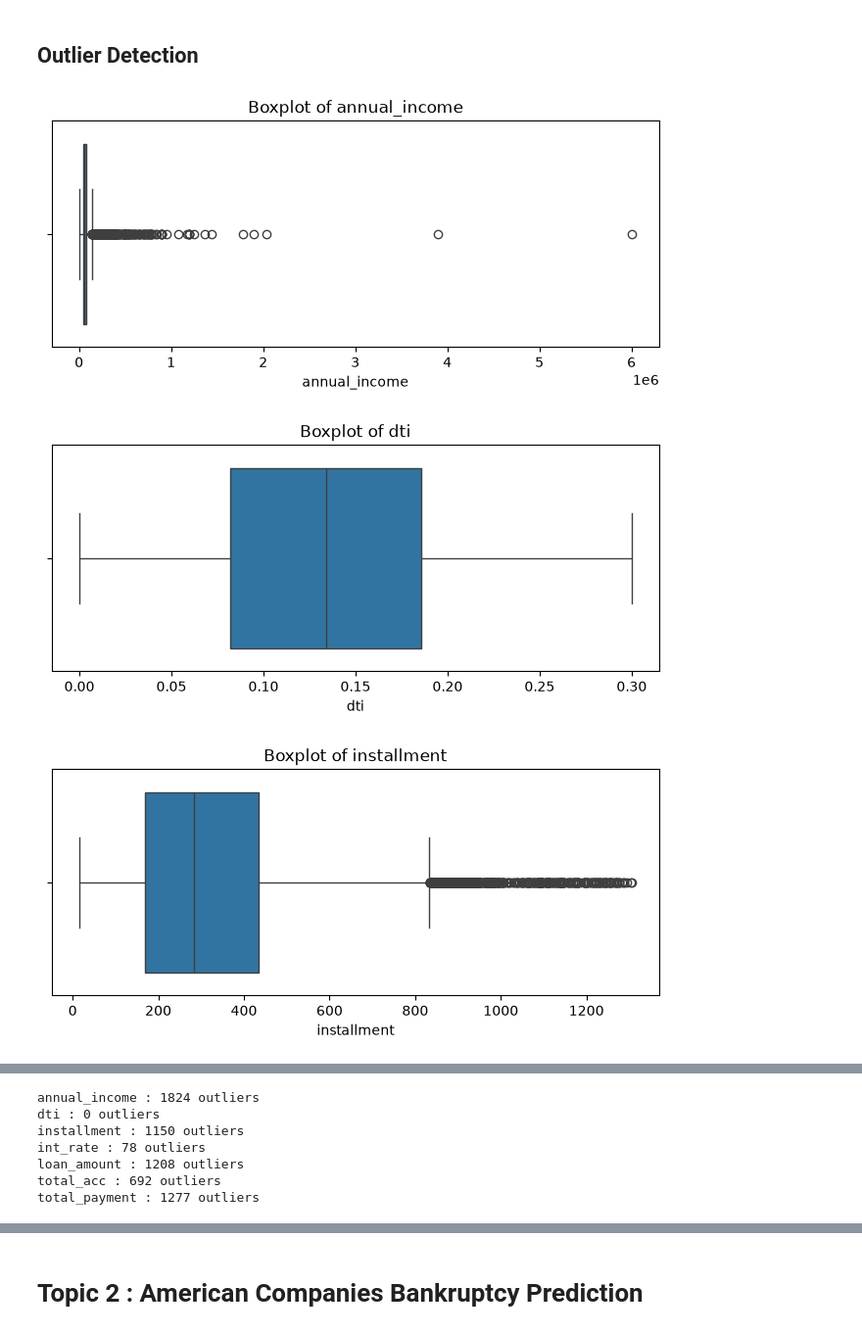
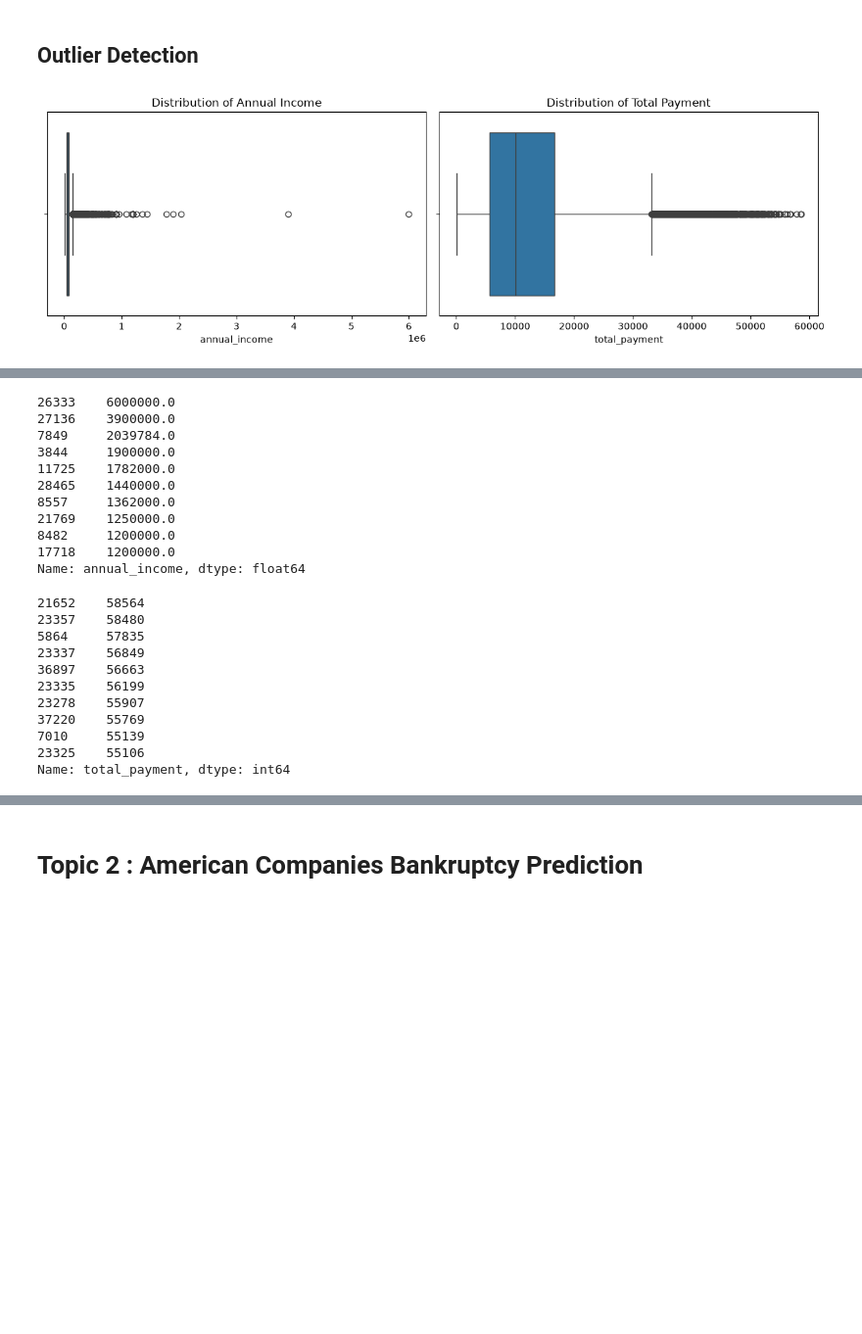
Before and after one commit to MohamedJassim05/CAPSTONE, a Jupyter notebook: 1. Lightning Talk #1/lightning-talk-notebook.ipynb, the cells around one changed output, grey strips where cells are left out. Shown at 98% size. Cells and saved outputs as stored; diff of their text form; code cells hidden in the pictures; blank space fills up the shorter version.

```diff
--- a/1. Lightning Talk #1/lightning-talk-notebook.ipynb
+++ b/1. Lightning Talk #1/lightning-talk-notebook.ipynb
@@ -290,10 +295,13 @@ outlier_columns = [
 # %%
-for column in outlier_columns:
-    plt.figure(figsize=(8, 3))
-    sns.boxplot(x=loan[column])
-    plt.title(f'Boxplot of {column}')
-    plt.show()
+fig, axes = plt.subplots(1, 2, figsize=(12, 4))
+
+sns.boxplot(x=loan['annual_income'], ax=axes[0])
+axes[0].set_title('Distribution of Annual Income')
+
+sns.boxplot(x=loan['total_payment'], ax=axes[1])
+axes[1].set_title('Distribution of Total Payment')
+
+plt.tight_layout()
+plt.show()
 # %% [output]
-[figure, old version]
+[figure, new version]
-[figure, removed]
-[figure, removed]
@@ -304,24 +308,29 @@ for column in outlier_columns:
 # %%
-for column in outlier_columns:
-    Q1 = loan[column].quantile(0.25)
-    Q3 = loan[column].quantile(0.75)
-    IQR = Q3 - Q1
-
-    lower_limit = Q1 - 1.5 * IQR
-    upper_limit = Q3 + 1.5 * IQR
-
-    outliers = loan[
-        (loan[column] < lower_limit) |
-        (loan[column] > upper_limit)
-    ]
-
-    print(column, ":", len(outliers), "outliers")
+loan['annual_income'].nlargest(10)
 # %% [output]
-annual_income : 1824 outliers
-dti : 0 outliers
-installment : 1150 outliers
-int_rate : 78 outliers
-loan_amount : 1208 outliers
-total_acc : 692 outliers
-total_payment : 1277 outliers
+26333    6000000.0
+27136    3900000.0
+7849     2039784.0
+3844     1900000.0
+11725    1782000.0
+28465    1440000.0
+8557     1362000.0
+21769    1250000.0
+8482     1200000.0
+17718    1200000.0
+Name: annual_income, dtype: float64
+# %%
+loan['total_payment'].nlargest(10)
+# %% [output]
+21652    58564
+23357    58480
+5864     57835
+23337    56849
+36897    56663
+23335    56199
+23278    55907
+37220    55769
+7010     55139
+23325    55106
+Name: total_payment, dtype: int64
 # %% [markdown]
```
Also changed, not shown: parts of 17 cells of this notebook.
